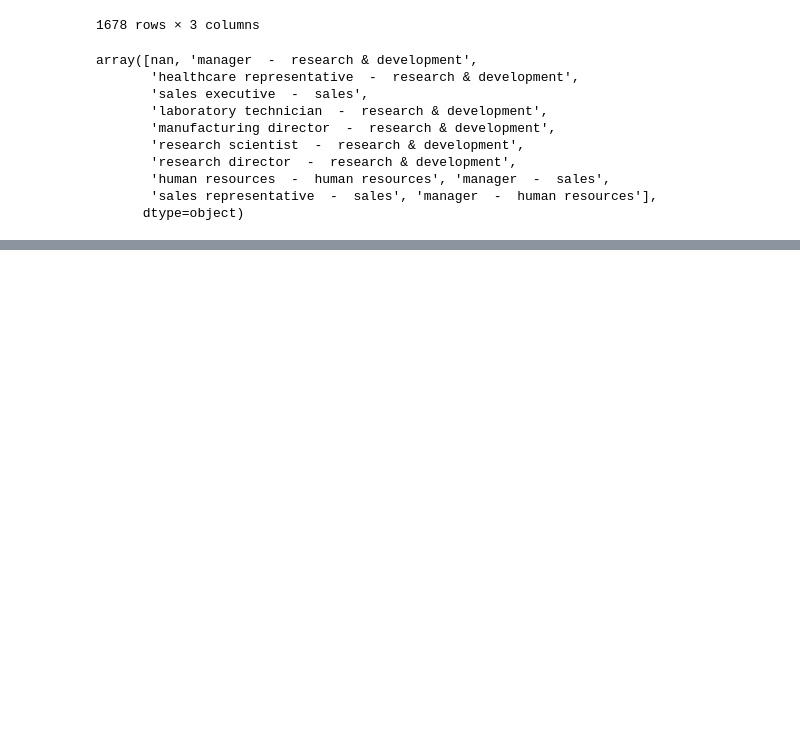
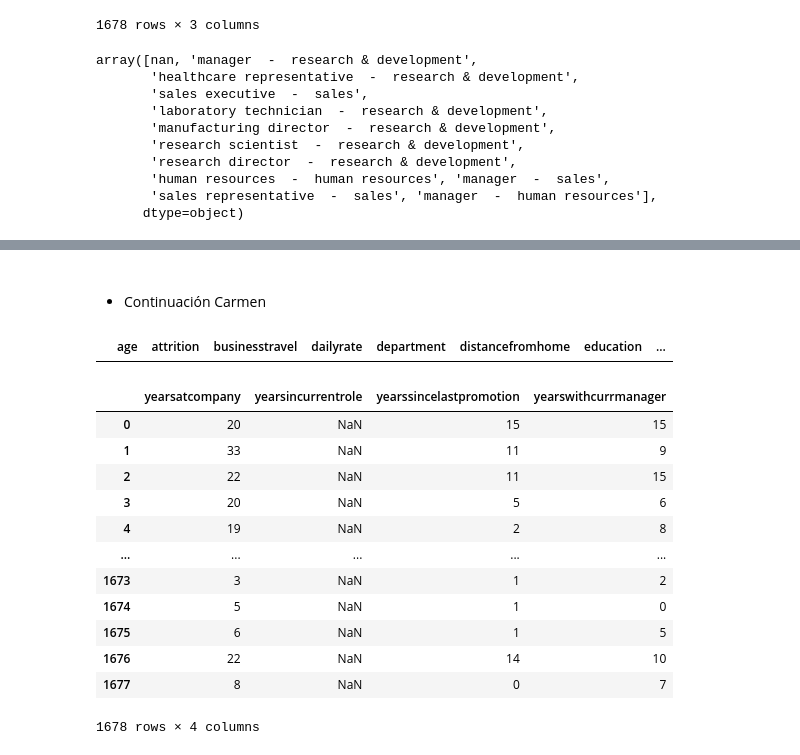
Before and after one commit to ana-nobre/Talent-Optimization-for-Corporation-HR-Data-Analytics, a Jupyter notebook: datalimpia.ipynb, the cells around one changed output, grey strips where cells are left out. Drawn from its saved outputs; the diff is of its cells as text; code cells hidden in the pictures; blank space fills up the shorter version.

```diff
--- a/datalimpia.ipynb
+++ b/datalimpia.ipynb
@@ -344 +342,29 @@ dtypes: bool(1), float64(8), int64(16), object(11)
 memory usage: 473.6+ KB
+# %% [markdown]
+###
+- Continuación Carmen
+# %%
+# Conversión
+cols = ['yearsatcompany', 'yearsincurrentrole', 'yearssincelastpromotion', 'yearswithcurrmanager']
+df_limpio[cols] = df_limpio[cols].apply(pd.to_numeric, errors='coerce')
+
+# Opcional: revisión de inconsistencias
+df_limpio[df_limpio['yearswithcurrmanager'] > df_limpio['yearsatcompany']]
+# %% [output]
+|  | age | attrition | businesstravel | dailyrate | department | distancefromhome | education | ... |
+# %%
+df_limpio[cols]
+# %% [output]
+|  | yearsatcompany | yearsincurrentrole | yearssincelastpromotion | yearswithcurrmanager |
+| 0 | 20 | NaN | 15 | 15 |
+| 1 | 33 | NaN | 11 | 9 |
+| 2 | 22 | NaN | 11 | 15 |
+| 3 | 20 | NaN | 5 | 6 |
+| 4 | 19 | NaN | 2 | 8 |
+| ... | ... | ... | ... | ... |
+| 1673 | 3 | NaN | 1 | 2 |
+| 1674 | 5 | NaN | 1 | 0 |
+| 1675 | 6 | NaN | 1 | 5 |
+| 1676 | 22 | NaN | 14 | 10 |
+| 1677 | 8 | NaN | 0 | 7 |
+1678 rows × 4 columns
```
Also changed, not shown: parts of 21 cells of this notebook.
